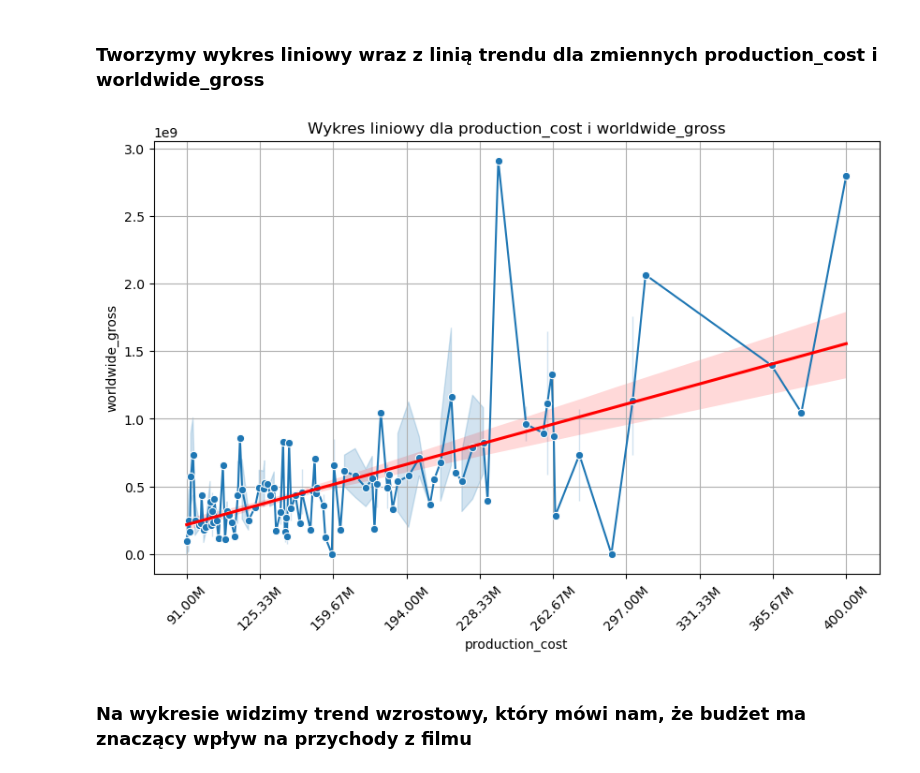
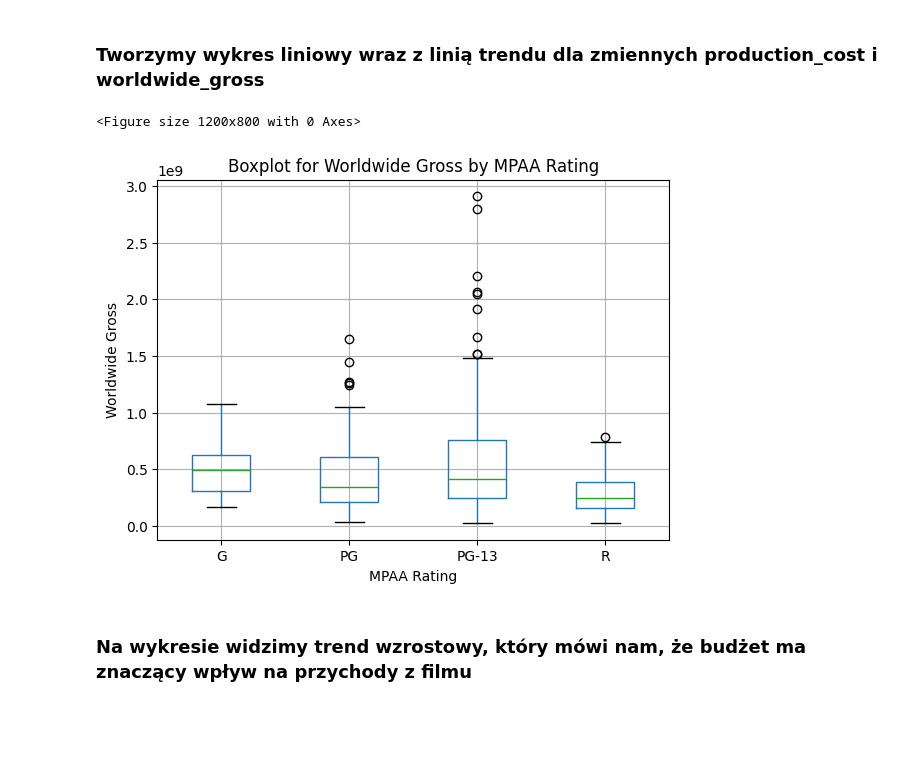
Before and after one commit to copperhead143/AGH-Statistical_Data_Analysis_Movies, a Jupyter notebook: Kopia_notatnika_Zadanie_Python_czysczenieDanych.ipynb, the cells around one changed output. Saved outputs shown, nothing was run; the diff lists cells and outputs as text; code cells hidden in the pictures; blank space fills up the shorter version.

```diff
--- a/Kopia_notatnika_Zadanie_Python_czysczenieDanych.ipynb
+++ b/Kopia_notatnika_Zadanie_Python_czysczenieDanych.ipynb
@@ -136,22 +144,16 @@ Rozstęp międzykwartylowy (IQR): 440271523.0
 # %% [markdown]
 ### Tworzymy wykres liniowy wraz z linią trendu dla zmiennych production_cost i worldwide_gross
-# %%
-x_labels = np.linspace(movies_df['production_cost'].min(), movies_df['production_cost'].max(), num=10)
-x_labels_millions = x_labels / 1e6
-
-plt.figure(figsize=(10, 6))
-sns.lineplot(x='production_cost', y='worldwide_gross', data=movies_df, marker='o')
-plt.title('Wykres liniowy dla production_cost i worldwide_gross')
-plt.xlabel('Koszt produkcji (w milionach)')
-plt.ylabel('Przychód globalny')
-plt.xticks(ticks=x_labels, labels=[f'{x:.2f}M' for x in x_labels_millions], rotation=45)  # Ustaw etykiety na osi x jako wartości kosztów produkcji w milionach
-plt.grid(True)
-
-sns.regplot(x='production_cost', y='worldwide_gross', data=movies_df, scatter=False, color='red')
-
-plt.show()
-# %% [output]
-[figure, removed]
+# %%
+plt.figure(figsize=(12, 8))
+cleaned_data.boxplot(column='worldwide_gross', by='mpaa')
+plt.title('Boxplot for Worldwide Gross by MPAA Rating')
+plt.suptitle('')
+plt.xlabel('MPAA Rating')
+plt.ylabel('Worldwide Gross')
+plt.show()
+# %% [output]
+<Figure size 1200x800 with 0 Axes>
+[figure, added]
 # %% [markdown]
 ### Na wykresie widzimy trend wzrostowy, który mówi nam, że budżet ma znaczący wpływ na przychody z filmu
 # %% [markdown]
```
Also changed, not shown: parts of 15 cells of this notebook.
